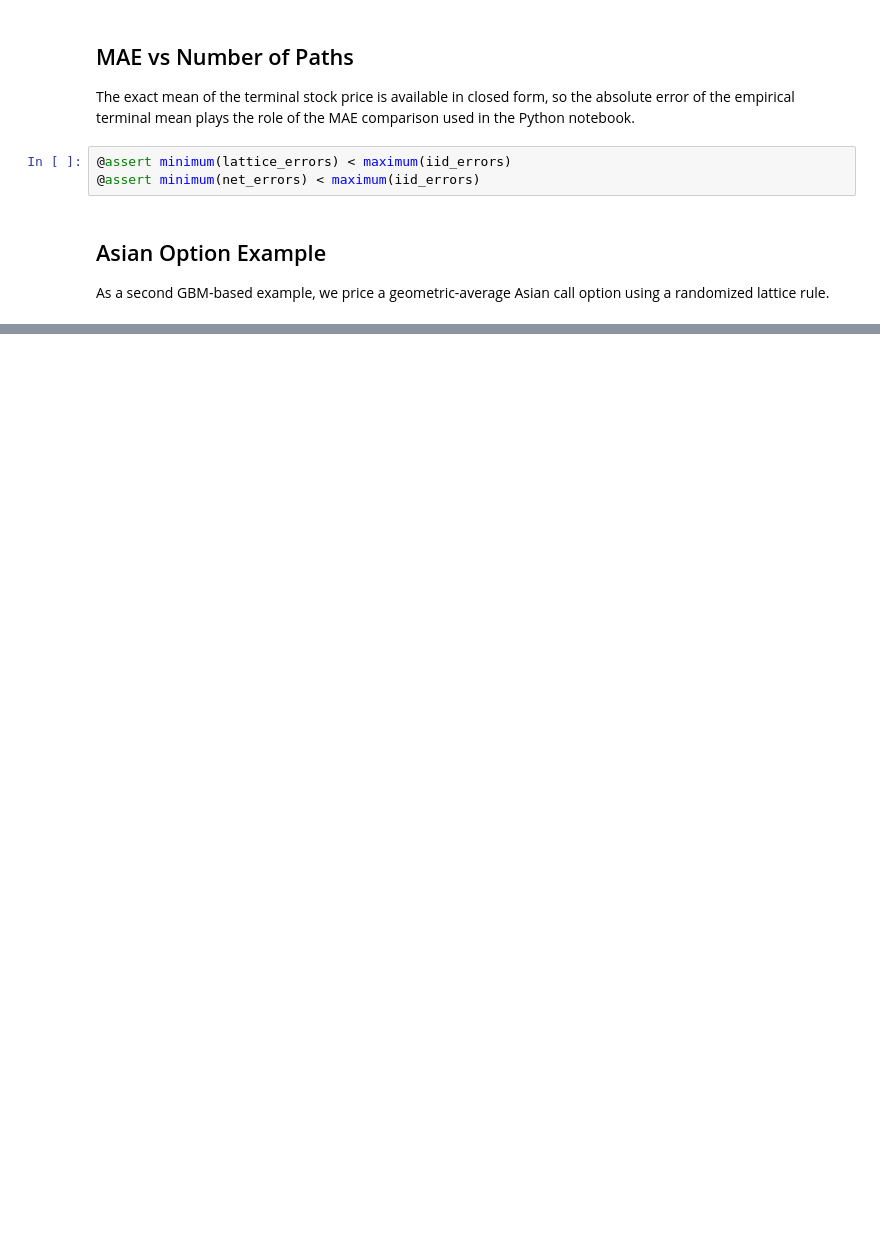
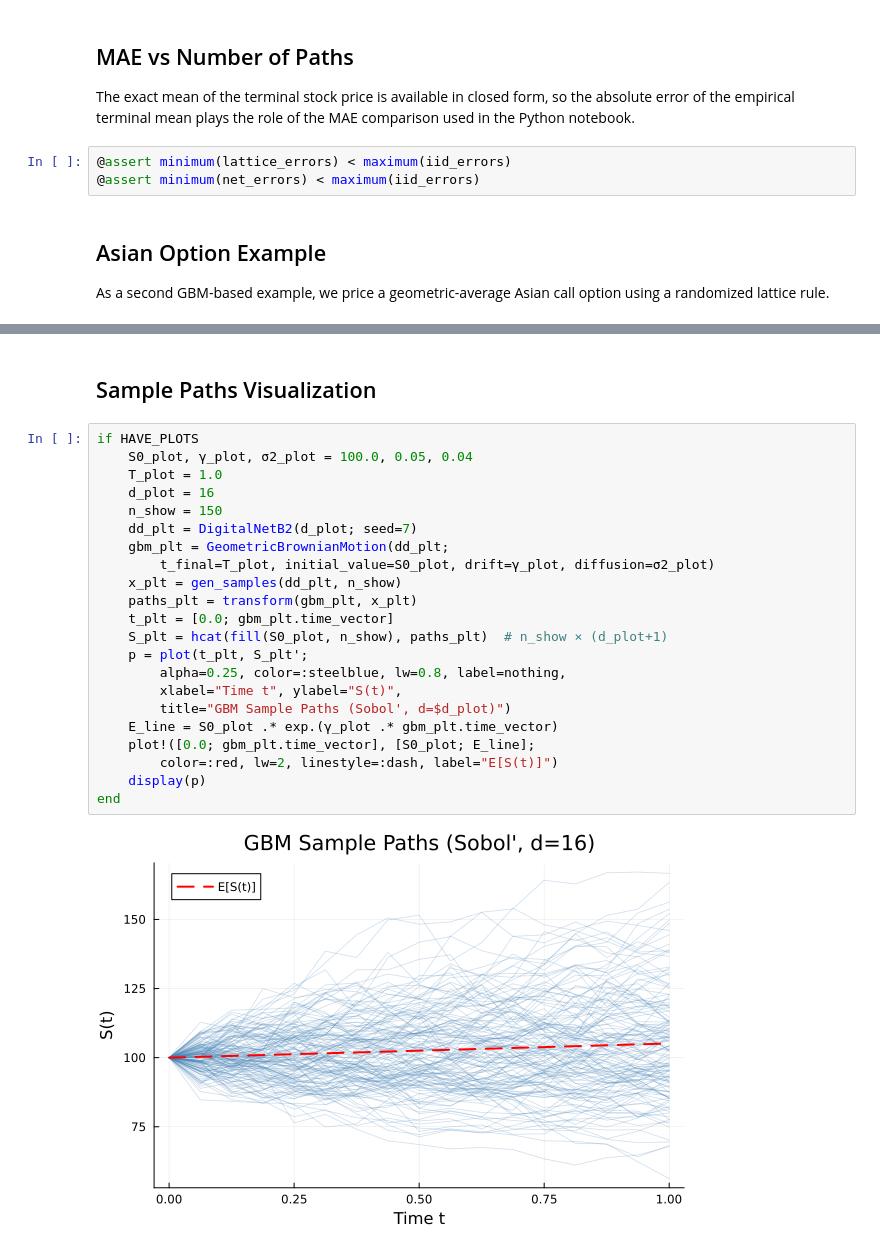
Before and after one commit to QMCSoftware/QMC.jl, a Jupyter notebook: demos/GBM/gbm_examples.ipynb, the cells around one changed output, grey strips where cells are left out. Saved outputs shown, nothing was run; the diff lists cells and outputs as text; blank space fills up the shorter version.

```diff
--- a/demos/GBM/gbm_examples.ipynb
+++ b/demos/GBM/gbm_examples.ipynb
@@ -73 +92,27 @@ Geometric Asian call price estimate = 5.953171 using n_total = 65536
 Closed-form benchmark used by QMC.jl = 5.951824
+# %% [markdown]
+## Sample Paths Visualization
+# %%
+if HAVE_PLOTS
+    S0_plot, γ_plot, σ2_plot = 100.0, 0.05, 0.04
+    T_plot = 1.0
+    d_plot = 16
+    n_show = 150
+    dd_plt = DigitalNetB2(d_plot; seed=7)
+    gbm_plt = GeometricBrownianMotion(dd_plt;
+        t_final=T_plot, initial_value=S0_plot, drift=γ_plot, diffusion=σ2_plot)
+    x_plt = gen_samples(dd_plt, n_show)
+    paths_plt = transform(gbm_plt, x_plt)
+    t_plt = [0.0; gbm_plt.time_vector]
+    S_plt = hcat(fill(S0_plot, n_show), paths_plt)  # n_show × (d_plot+1)
+    p = plot(t_plt, S_plt';
+        alpha=0.25, color=:steelblue, lw=0.8, label=nothing,
+        xlabel="Time t", ylabel="S(t)",
+        title="GBM Sample Paths (Sobol', d=$d_plot)")
+    E_line = S0_plot .* exp.(γ_plot .* gbm_plt.time_vector)
+    plot!([0.0; gbm_plt.time_vector], [S0_plot; E_line];
+        color=:red, lw=2, linestyle=:dash, label="E[S(t)]")
+    display(p)
+end
+# %% [output]
+[figure, added]
```
Also changed, not shown: parts of 5 cells of this notebook, 6 other files.
